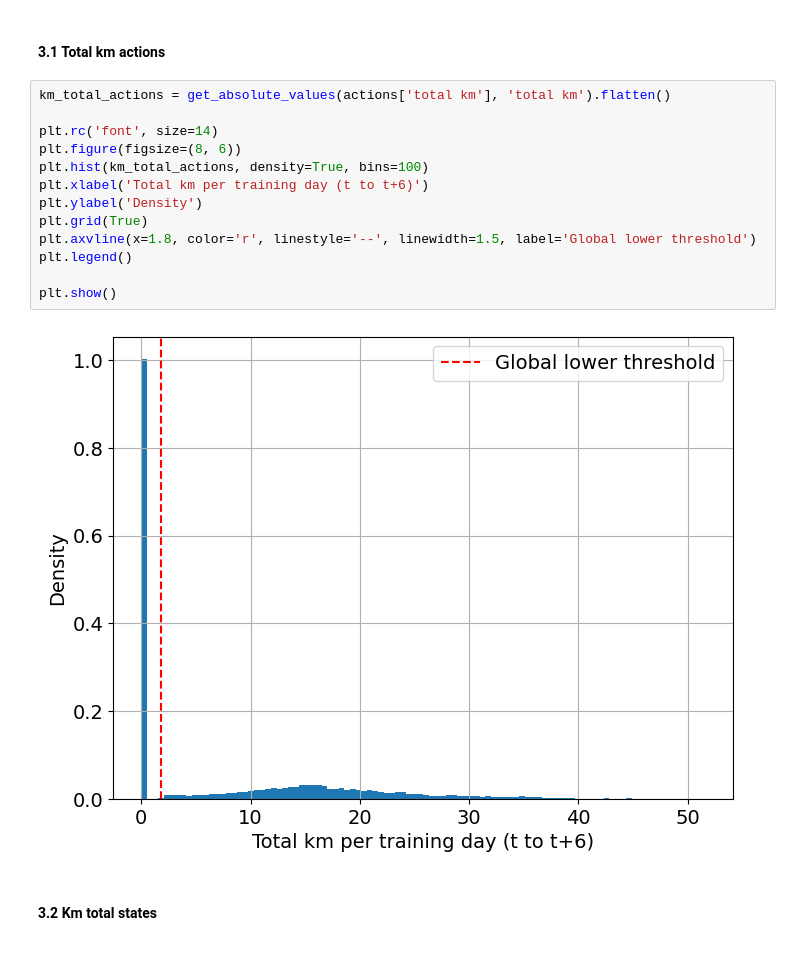
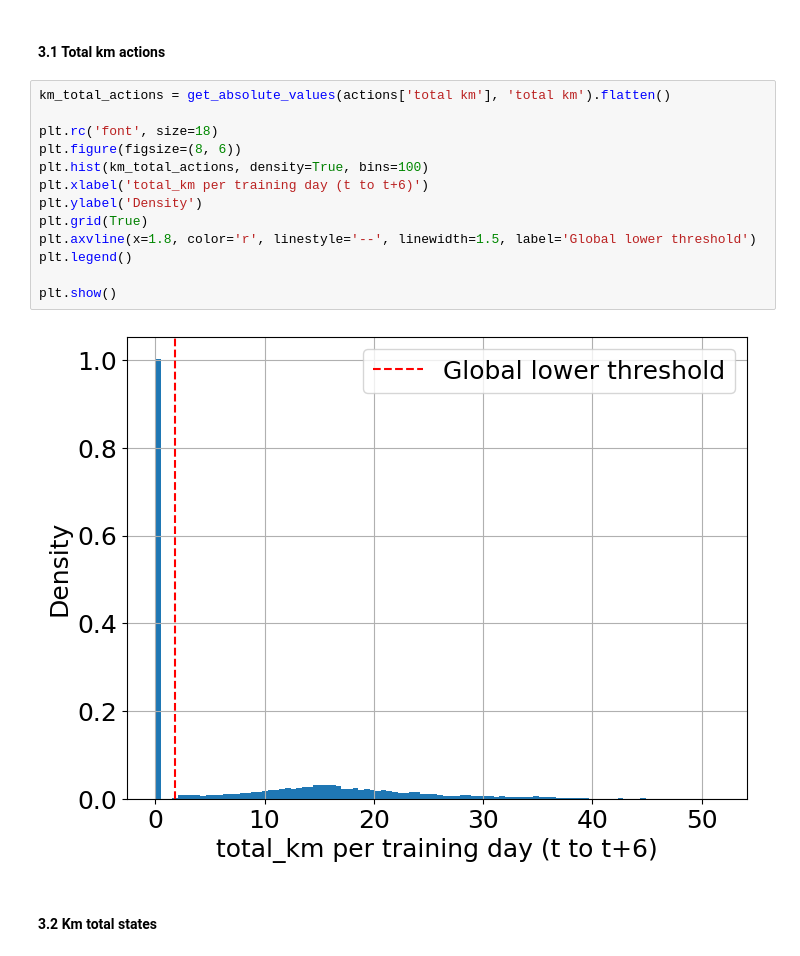
Before and after one commit to Gamified-Coaching-App/coaching_optimiser, a Jupyter notebook: src/model/report/report.ipynb, the cells around one changed output. Cells and saved outputs as stored; diff of their text form.

```diff
--- a/src/model/report/report.ipynb
+++ b/src/model/report/report.ipynb
@@ -125,18 +125,18 @@ def get_absolute_values(data, variable='total km'):
 # %%
 km_total_actions = get_absolute_values(actions['total km'], 'total km').flatten()
 
-plt.rc('font', size=14)
+plt.rc('font', size=18)
 plt.figure(figsize=(8, 6))
 plt.hist(km_total_actions, density=True, bins=100)
-plt.xlabel('Total km per training day (t to t+6)')
+plt.xlabel('total_km per training day (t to t+6)')
 plt.ylabel('Density')
 plt.grid(True)
 plt.axvline(x=1.8, color='r', linestyle='--', linewidth=1.5, label='Global lower threshold')
 plt.legend()
 
 plt.show()
 # %% [output]
-[figure, old version]
+[figure, new version]
 # %% [markdown]
 #### 3.2 Km total states
 # %%
```
Also changed, not shown: parts of 7 cells of this notebook.
